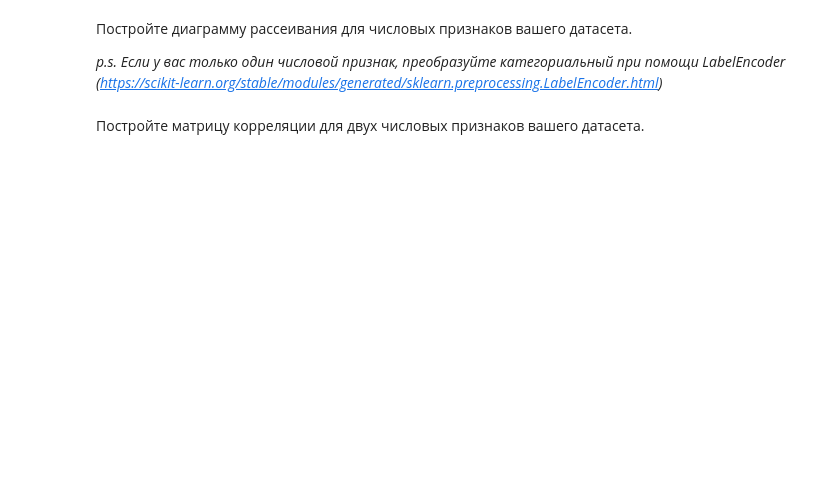
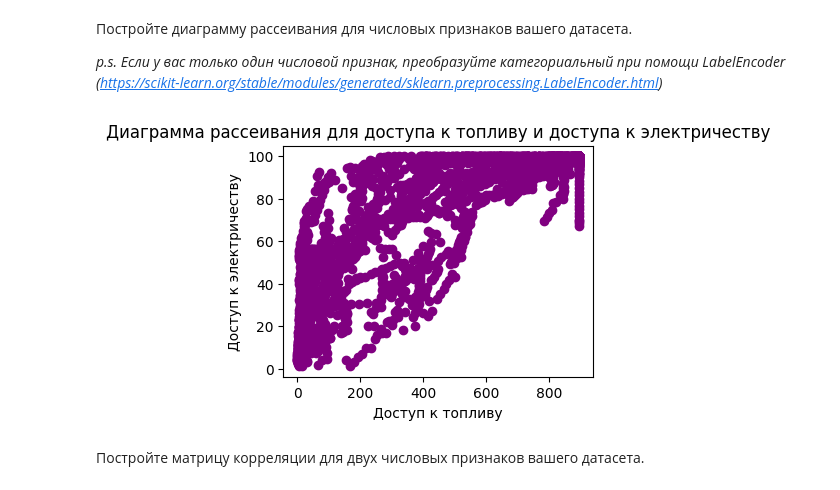
Before and after one commit to MaximRubbit2/-, a Jupyter notebook: Копия_блокнота_"Задание_2_ipynb".ipynb, the cells around one changed output. Cells and saved outputs as stored; diff of their text form; code cells hidden in the pictures; blank space fills up the shorter version.

```diff
--- a/Копия_блокнота_"Задание_2_ipynb".ipynb
+++ b/Копия_блокнота_"Задание_2_ipynb".ipynb
@@ -111,2 +181,15 @@ Example: видим, что среднее и отклонение различ
+# %%
+from sklearn.preprocessing import LabelEncoder
+label_encoder = LabelEncoder()
+df['Access to clean fuels for cooking_encoded'] = label_encoder.fit_transform(df['Access to clean fuels for cooking'])
+df['Access to electricity (% of population)_encoded'] = label_encoder.fit_transform(df['Access to electricity (% of population)'])
+plt.figure(figsize=(4, 3))
+plt.scatter(df['Access to clean fuels for cooking_encoded'], df['Access to electricity (% of population)'], color='purple')
+plt.title('Диаграмма рассеивания для доступа к топливу и доступа к электричеству')
+plt.xlabel('Доступ к топливу')
+plt.ylabel('Доступ к электричеству')
+plt.show()
+# %% [output]
+[figure, added]
 # %% [markdown]
 Постройте матрицу корреляции для двух числовых признаков вашего датасета.
```
Also changed, not shown: parts of 40 cells of this notebook.
